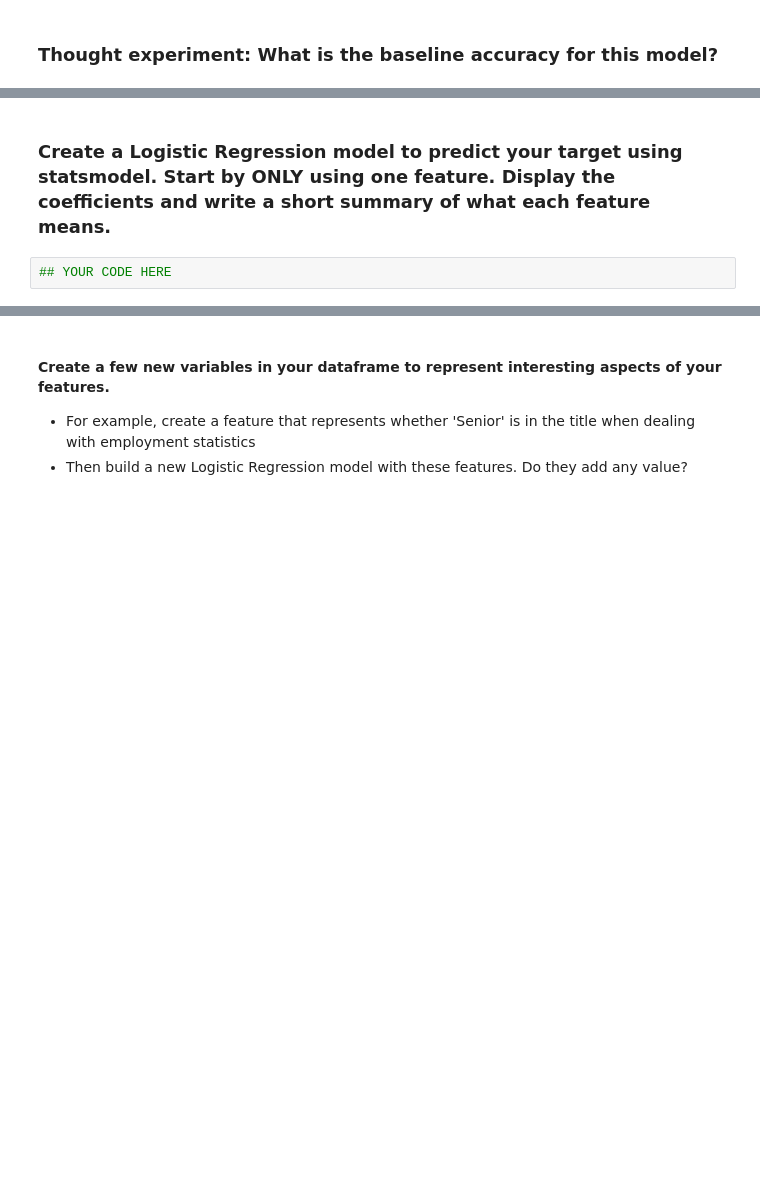
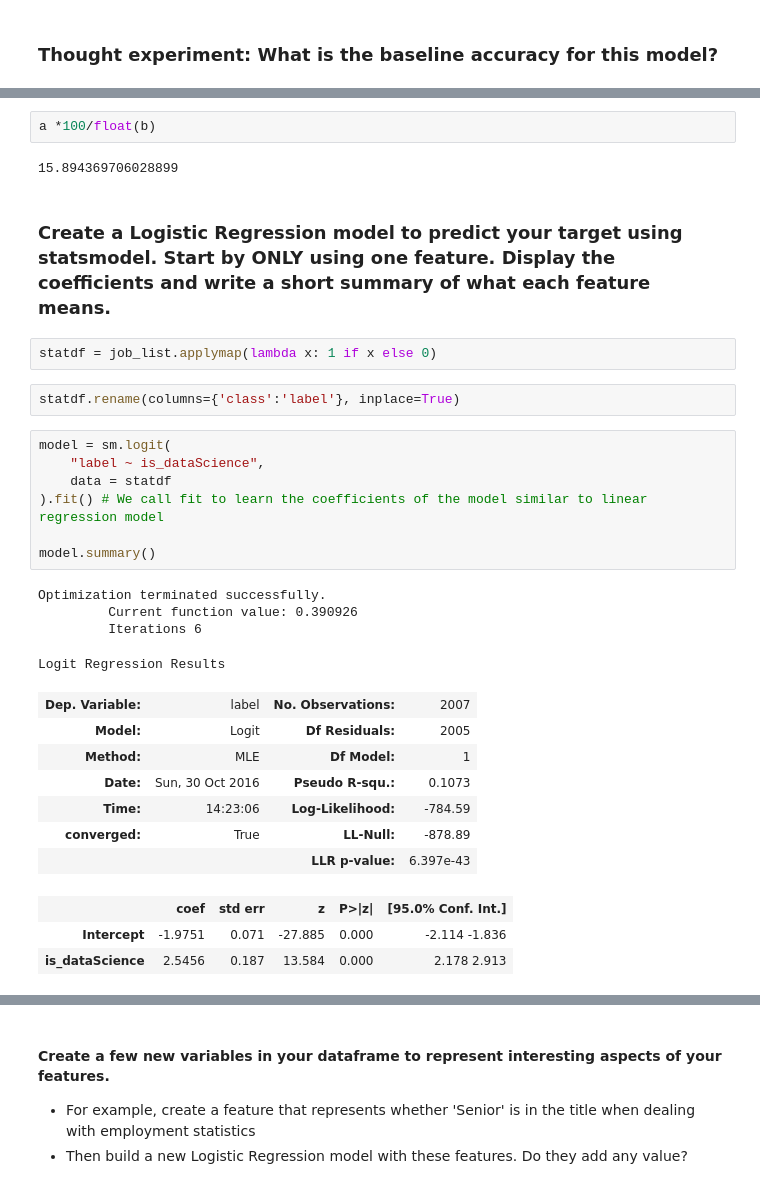
Before and after one commit to shetty83/dsi-sea-project04, a Jupyter notebook: starter-code/starter_code.ipynb, the cells around one changed output, grey strips where cells are left out. Saved outputs shown, nothing was run; the diff lists cells and outputs as text; blank space fills up the shorter version.

```diff
--- a/starter-code/starter_code.ipynb
+++ b/starter-code/starter_code.ipynb
@@ -58,4 +190,32 @@ from bs4 import BeautifulSoup
+# %%
+a *100/float(b)
+# %% [output]
+15.894369706028899
 # %% [markdown]
 ### Create a Logistic Regression model to predict your target using statsmodel. Start by ONLY using one feature. Display the coefficients and write a short summary of what each feature means.
-# %%
-## YOUR CODE HERE
+# %%
+statdf = job_list.applymap(lambda x: 1 if x else 0)
+# %%
+statdf.rename(columns={'class':'label'}, inplace=True)
+# %%
+model = sm.logit(
+    "label ~ is_dataScience",
+    data = statdf
+).fit() # We call fit to learn the coefficients of the model similar to linear regression model
+
+model.summary()
+# %% [output]
+Optimization terminated successfully.
+         Current function value: 0.390926
+         Iterations 6
+Logit Regression Results
+| Dep. Variable: | label | No. Observations: | 2007 |
+| Model: | Logit | Df Residuals: | 2005 |
+| Method: | MLE | Df Model: | 1 |
+| Date: | Sun, 30 Oct 2016 | Pseudo R-squ.: | 0.1073 |
+| Time: | 14:23:06 | Log-Likelihood: | -784.59 |
+| converged: | True | LL-Null: | -878.89 |
+|  |  | LLR p-value: | 6.397e-43 |
+|  | coef | std err | z | P>|z| | [95.0% Conf. Int.] |
+| Intercept | -1.9751 | 0.071 | -27.885 | 0.000 | -2.114 -1.836 |
+| is_dataScience | 2.5456 | 0.187 | 13.584 | 0.000 | 2.178 2.913 |
```
Also changed, not shown: parts of 55 cells of this notebook.
